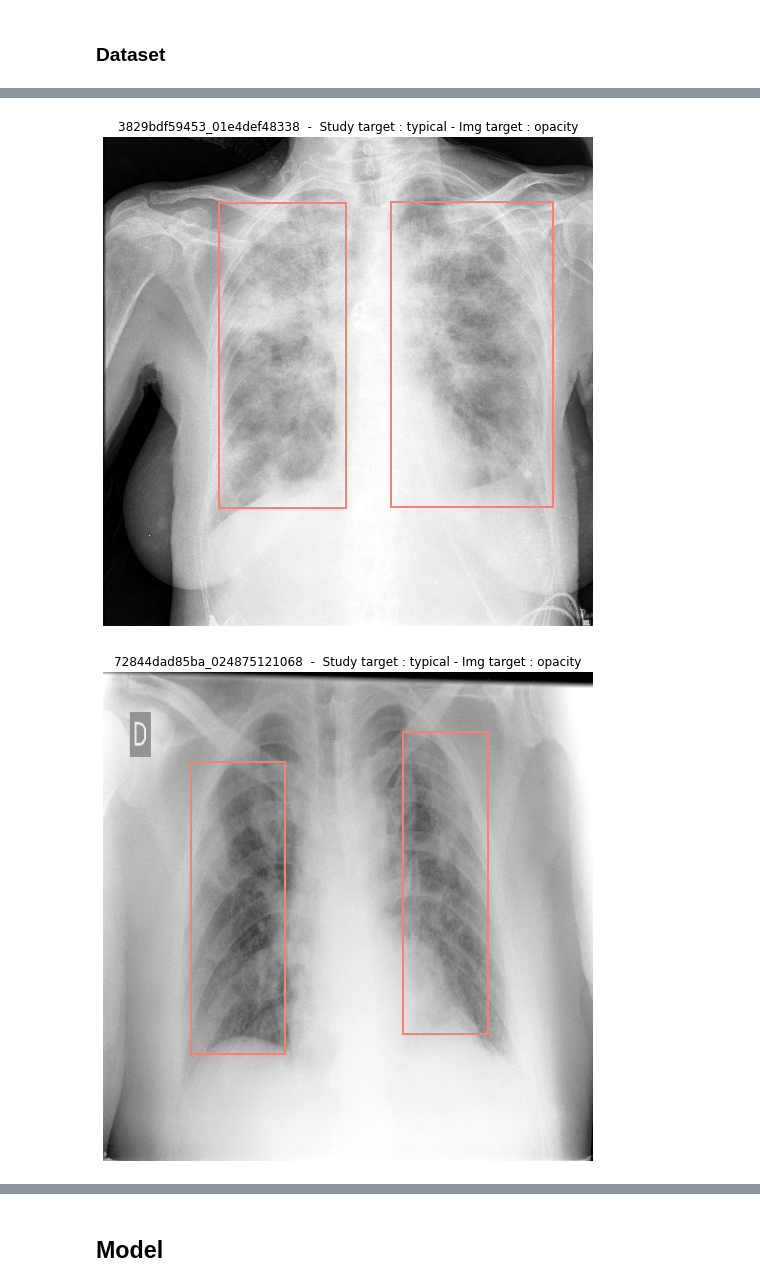
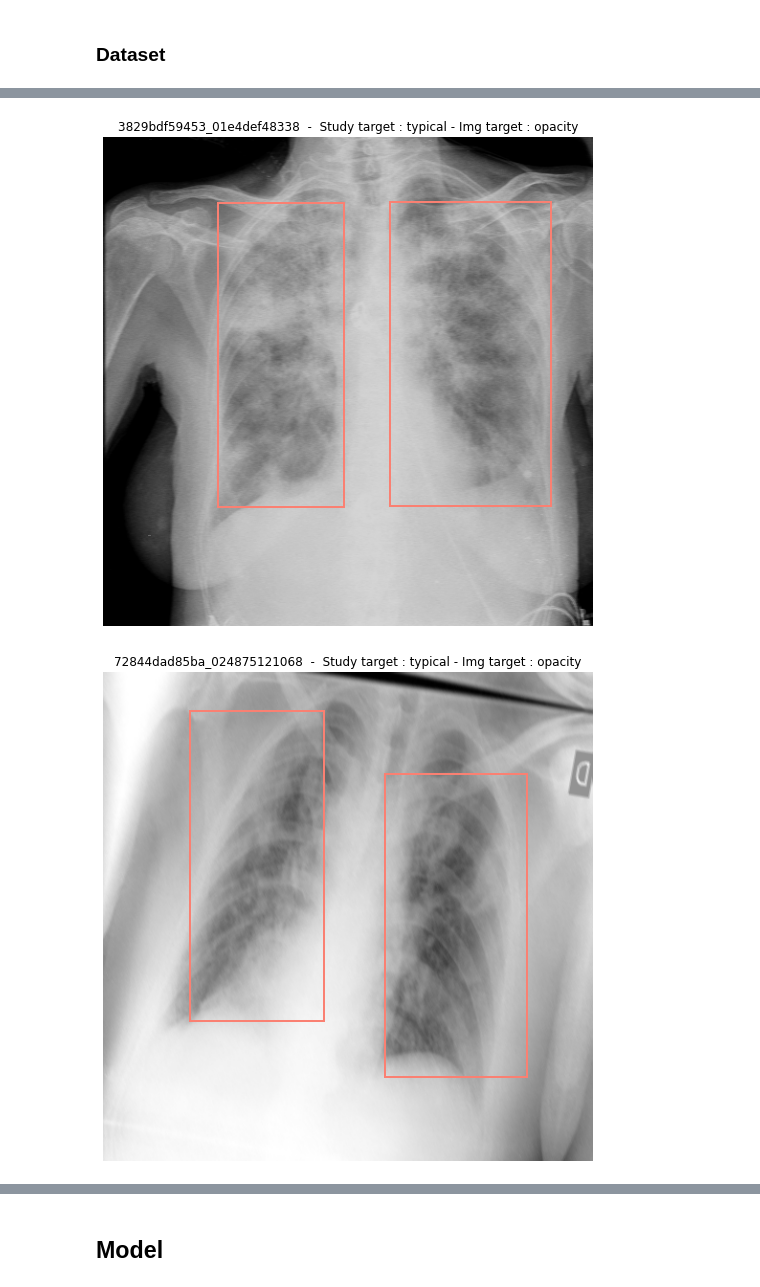
Before and after one commit to TheoViel/kaggle_siim_covid, a Jupyter notebook: notebooks/Training.ipynb, the cells around one changed output, grey strips where cells are left out. Cells and saved outputs as stored; diff of their text form; code cells hidden in the pictures.

```diff
--- a/notebooks/Training.ipynb
+++ b/notebooks/Training.ipynb
@@ -64,11 +62,11 @@ plt.show()
 # %% [markdown]
 ### Dataset
 # %%
-df = df[df['crop_starts'].apply(lambda x: np.max(x) > 100)].reset_index()
+df_ = df[df['crop_starts'].apply(lambda x: np.max(x) > 100)].reset_index()
 # %%
-transforms = get_transfos_det(augment=False, bbox_format="yolo")
+transforms = get_transfos_det(augment=True, bbox_format="yolo")
 # %%
-dataset = CovidDetDataset(df, DATA_PATH + f"train_{SIZE}/", bbox_format="yolo") #, transforms=transforms)
+dataset = CovidDetDataset(df_, DATA_PATH + f"train_{SIZE}/", bbox_format="yolo", transforms=transforms)
 # %%
 # for i in np.random.choice(len(dataset), 10):
 for i in range(10):
@@ -82,7 +80,7 @@ for i in range(10):
         plt.figure(figsize=(9, 9))
         plot_sample(img, boxes, bbox_format="yolo")
         plt.title(
-            f'{df["save_name"][i][:-4]}  -  Study target : {CLASSES[int(y)]} - '
+            f'{df_["save_name"][i][:-4]}  -  Study target : {CLASSES[int(y)]} - '
             f'Img target : {CLASSES_IMG[int(y_img)]}'
         )
         plt.show()
@@ -93,5 +91,5 @@ for i in range(10):
-[figure, old version]
+[figure, new version]
-[figure, old version]
+[figure, new version]
 [figure]
 [figure]
 [figure]
```
Also changed, not shown: parts of 5 cells of this notebook, 48 other files.
